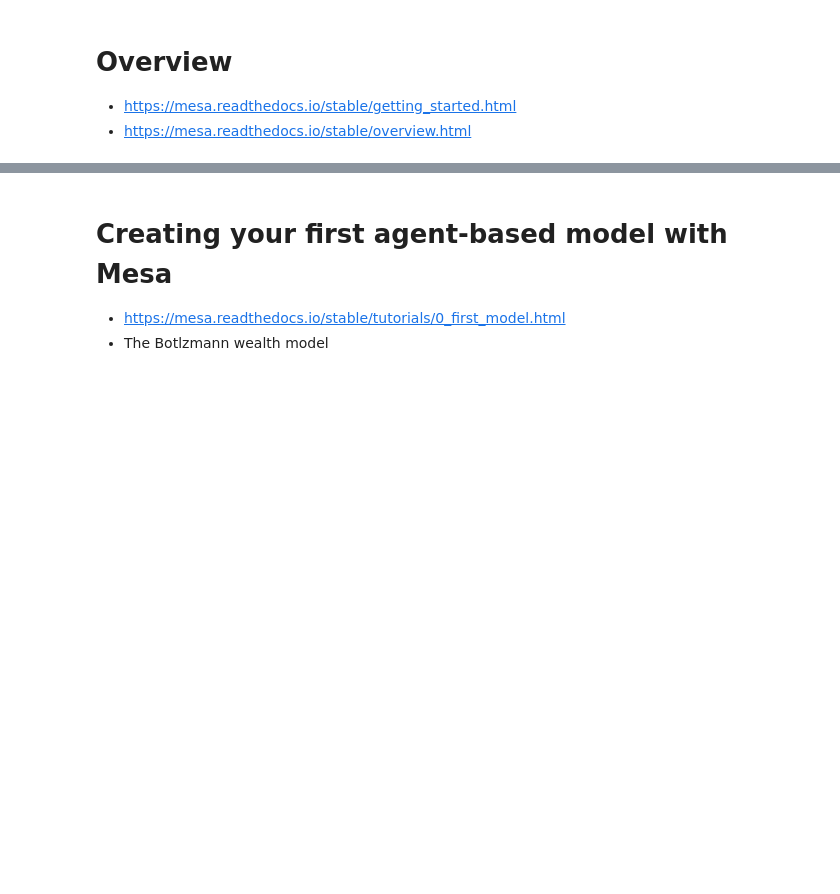
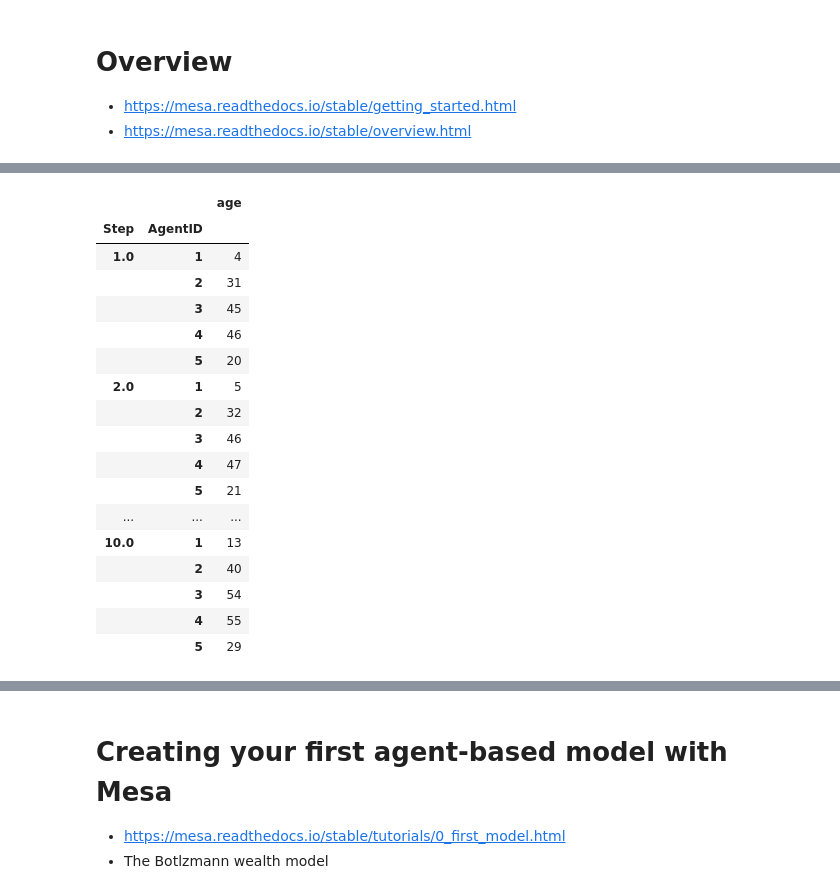
Before and after one commit to EMbeDS-education/ComputationalEconomicsVandin20252026, a Jupyter notebook: jupyter/jupyterNotebooks/P3_mesa.ipynb, the cells around one changed output, grey strips where cells are left out. Drawn from its saved outputs; the diff is of its cells as text; code cells hidden in the pictures; blank space fills up the shorter version.

```diff
--- a/jupyter/jupyterNotebooks/P3_mesa.ipynb
+++ b/jupyter/jupyterNotebooks/P3_mesa.ipynb
@@ -47,0 +75,4 @@ Successfully installed MarkupSafe-3.0.3 altair-6.0.0 anyio-4.13.0 attrs-26.1.0 c
+# %%
+model = MyModel(n_agents=5)
+#model.run_for(1)
+model.run_for(3)
@@ -47,0 +97,39 @@ Successfully installed MarkupSafe-3.0.3 altair-6.0.0 anyio-4.13.0 attrs-26.1.0 c
+# %%
+import mesa
+import numpy as np
+
+
+class MyAgent(mesa.Agent):
+    def __init__(self, model, age):
+        super().__init__(model)
+        self.age = age
+
+    def step(self):
+        self.age += 1
+        print(f"Agent {self.unique_id} now is {self.age} years old")
+        # Whatever else the agent does when activated
+
+class MyModel(mesa.Model):
+    def __init__(self, n_agents):
+        super().__init__()
+        self.grid = mesa.discrete_space.OrthogonalMooreGrid((10, 10), torus=True)
+        initial_ages = self.rng.integers(0, 80, size=n_agents)
+        agents = MyAgent.create_agents(self, n_agents, initial_ages)
+        for agent in agents:
+            agent.cell = self.grid.all_cells.select_random_cell()
+
+        self.datacollector = mesa.DataCollector(
+            model_reporters={"mean_age": lambda m: m.agents.agg("age", np.mean)},
+            agent_reporters={"age": "age"}
+        )
+
+    def step(self):
+        self.agents.shuffle_do("step")
+        self.datacollector.collect(self)
+
+        #self.agents.do("step")
+# %%
+model = MyModel(5)
+model.run_for(10)
+model_df = model.datacollector.get_model_vars_dataframe()
+agent_df = model.datacollector.get_agent_vars_dataframe()
@@ -47,0 +168,21 @@ Successfully installed MarkupSafe-3.0.3 altair-6.0.0 anyio-4.13.0 attrs-26.1.0 c
+# %%
+agent_df
+# %% [output]
+|  |  | age |
+| Step | AgentID |  |
+| 1.0 | 1 | 4 |
+|  | 2 | 31 |
+|  | 3 | 45 |
+|  | 4 | 46 |
+|  | 5 | 20 |
+| 2.0 | 1 | 5 |
+|  | 2 | 32 |
+|  | 3 | 46 |
+|  | 4 | 47 |
+|  | 5 | 21 |
+| ... | ... | ... |
+| 10.0 | 1 | 13 |
+|  | 2 | 40 |
+|  | 3 | 54 |
+|  | 4 | 55 |
+|  | 5 | 29 |
```
Also changed, not shown: parts of 17 cells of this notebook.
